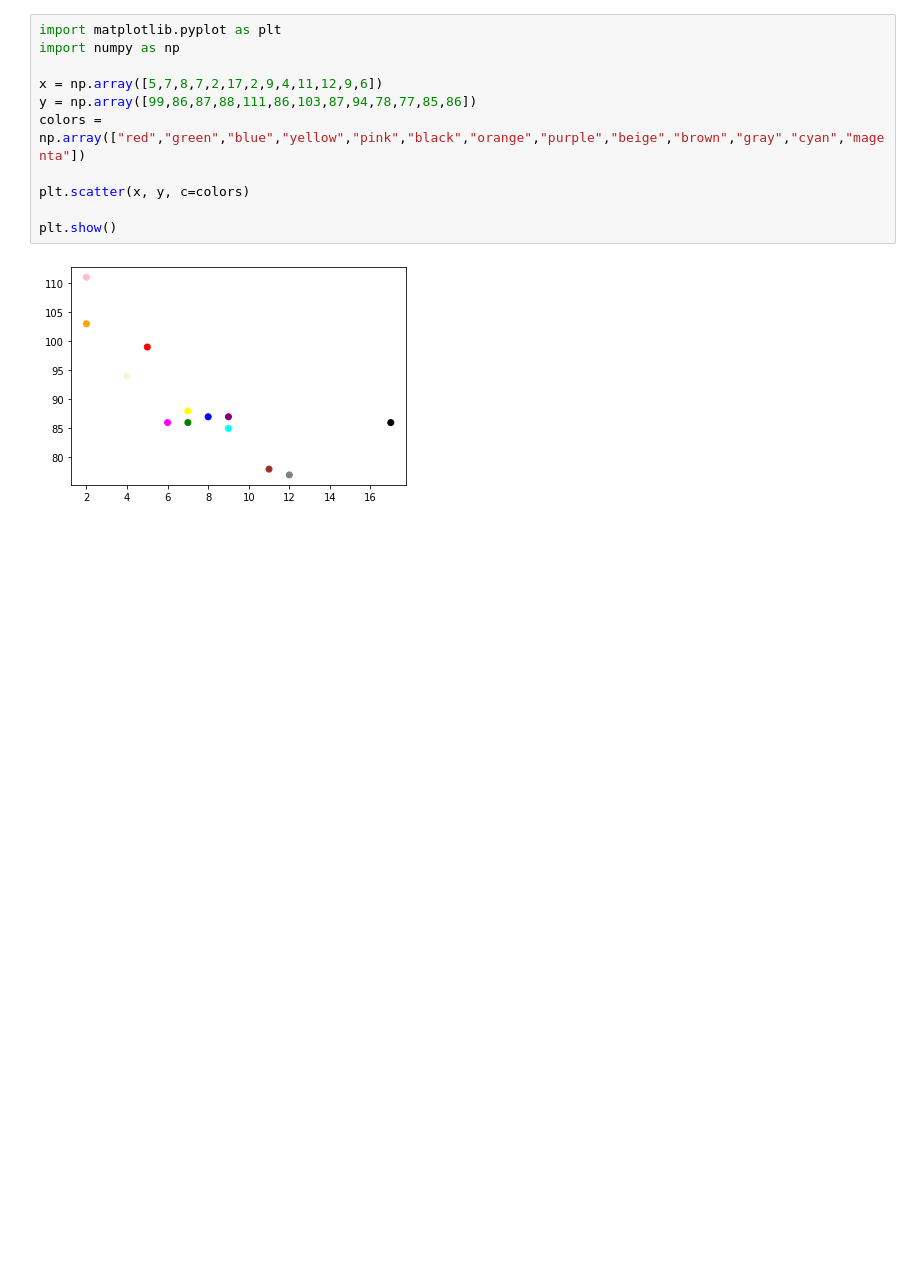
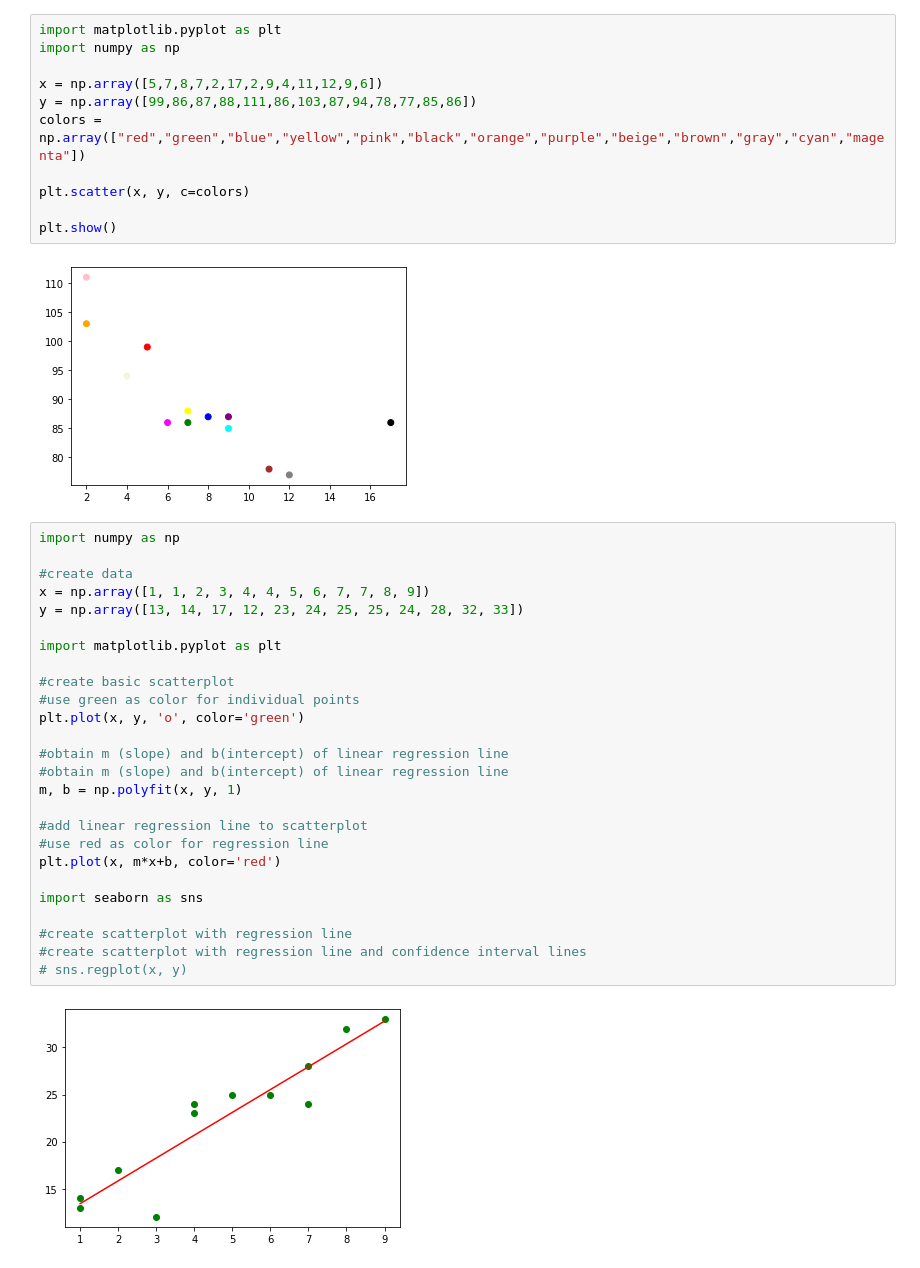
Before and after one commit to Thien-Nguyen-Git/Iris_Flowers, a Jupyter notebook: TestingScatterPlot.ipynb, the cells around one changed output. Cells and saved outputs as stored; diff of their text form; blank space fills up the shorter version.

```diff
--- a/TestingScatterPlot.ipynb
+++ b/TestingScatterPlot.ipynb
@@ -55,3 +55,31 @@ plt.scatter(x, y, c=colors)
 plt.show()
 # %% [output]
 [figure]
+# %%
+import numpy as np
+
+#create data
+x = np.array([1, 1, 2, 3, 4, 4, 5, 6, 7, 7, 8, 9])
+y = np.array([13, 14, 17, 12, 23, 24, 25, 25, 24, 28, 32, 33])
+
+import matplotlib.pyplot as plt
+
+#create basic scatterplot
+#use green as color for individual points
+plt.plot(x, y, 'o', color='green')
+
+#obtain m (slope) and b(intercept) of linear regression line
+#obtain m (slope) and b(intercept) of linear regression line
+m, b = np.polyfit(x, y, 1)
+
+#add linear regression line to scatterplot
+#use red as color for regression line
+plt.plot(x, m*x+b, color='red')
+
+import seaborn as sns
+
+#create scatterplot with regression line
+#create scatterplot with regression line and confidence interval lines
+# sns.regplot(x, y)
+# %% [output]
+[figure, added]
```
Also changed, not shown: parts of 2 cells of this notebook, 1 other file.
